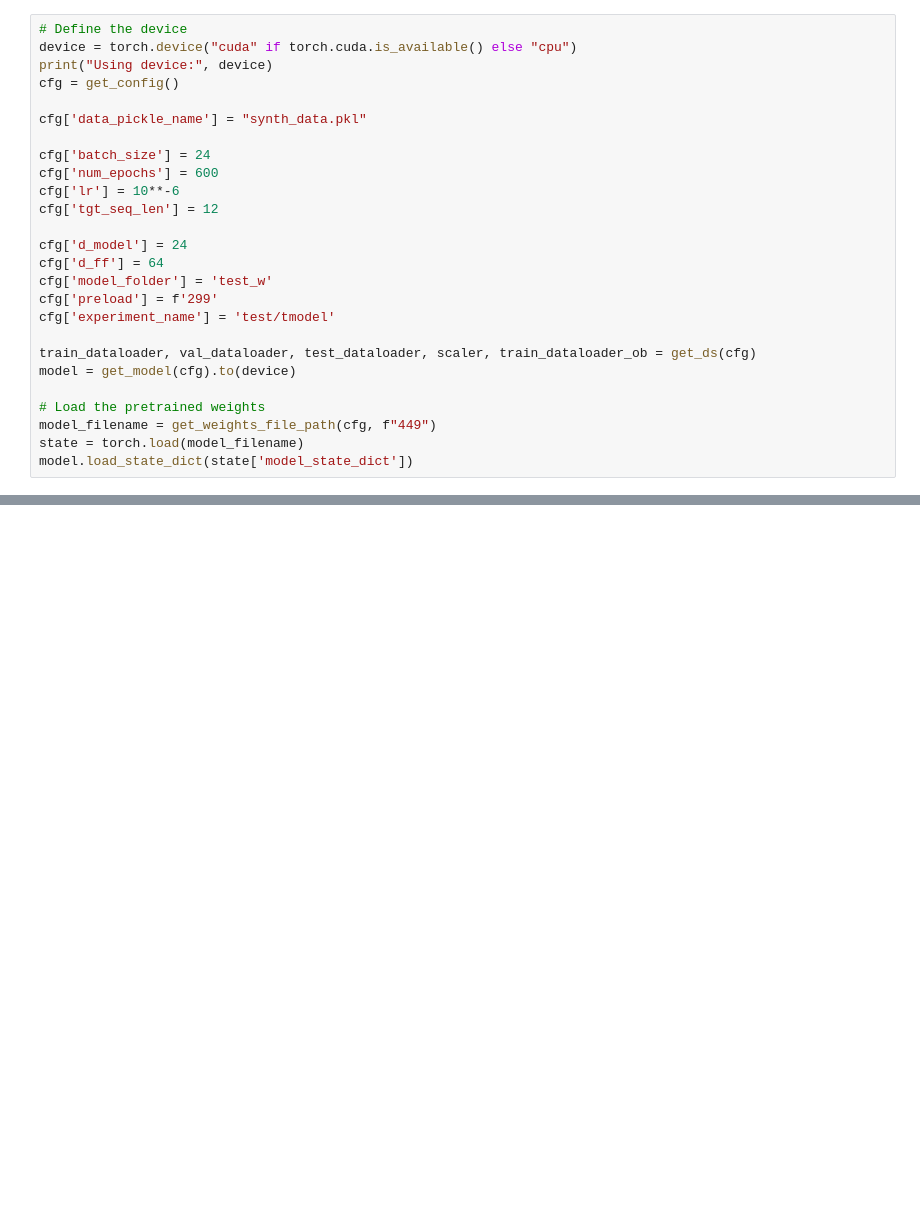
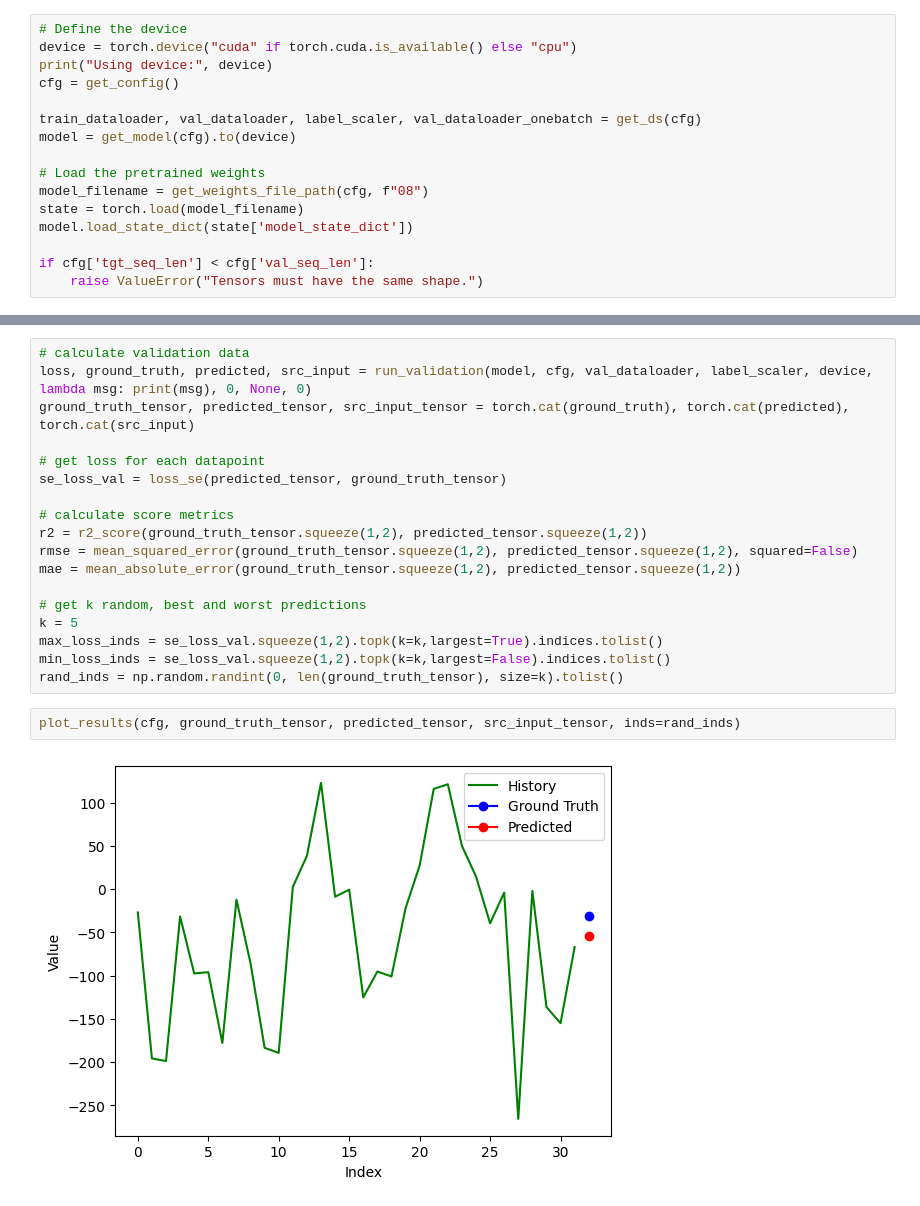
Before and after one commit to obhlivoj/System-Imbalance-Forecasting, a Jupyter notebook: models/transformer/Inference.ipynb, the cells around one changed output, grey strips where cells are left out. Drawn from its saved outputs; the diff is of its cells as text; blank space fills up the shorter version.

```diff
--- a/models/transformer/Inference.ipynb
+++ b/models/transformer/Inference.ipynb
@@ -12,25 +56,15 @@ device = torch.device("cuda" if torch.cuda.is_available() else "cpu")
 print("Using device:", device)
 cfg = get_config()
 
-cfg['data_pickle_name'] = "synth_data.pkl"
-
-cfg['batch_size'] = 24
-cfg['num_epochs'] = 600
-cfg['lr'] = 10**-6
-cfg['tgt_seq_len'] = 12
-
-cfg['d_model'] = 24
-cfg['d_ff'] = 64
-cfg['model_folder'] = 'test_w'
-cfg['preload'] = f'299'
-cfg['experiment_name'] = 'test/tmodel'
-
-train_dataloader, val_dataloader, test_dataloader, scaler, train_dataloader_ob = get_ds(cfg)
+train_dataloader, val_dataloader, label_scaler, val_dataloader_onebatch = get_ds(cfg)
 model = get_model(cfg).to(device)
 
 # Load the pretrained weights
-model_filename = get_weights_file_path(cfg, f"449")
+model_filename = get_weights_file_path(cfg, f"08")
 state = torch.load(model_filename)
 model.load_state_dict(state['model_state_dict'])
+
+if cfg['tgt_seq_len'] < cfg['val_seq_len']:
+    raise ValueError("Tensors must have the same shape.")
 # %% [output]
 Using device: cpu
@@ -82,0 +71,22 @@ for gt_tensor, pred_tensor, src in zip(ground_truth, predicted, src_input):
+# %%
+# calculate validation data
+loss, ground_truth, predicted, src_input = run_validation(model, cfg, val_dataloader, label_scaler, device, lambda msg: print(msg), 0, None, 0)
+ground_truth_tensor, predicted_tensor, src_input_tensor = torch.cat(ground_truth), torch.cat(predicted), torch.cat(src_input)
+
+# get loss for each datapoint
+se_loss_val = loss_se(predicted_tensor, ground_truth_tensor)
+
+# calculate score metrics
+r2 = r2_score(ground_truth_tensor.squeeze(1,2), predicted_tensor.squeeze(1,2))
+rmse = mean_squared_error(ground_truth_tensor.squeeze(1,2), predicted_tensor.squeeze(1,2), squared=False)
+mae = mean_absolute_error(ground_truth_tensor.squeeze(1,2), predicted_tensor.squeeze(1,2))
+
+# get k random, best and worst predictions
+k = 5
+max_loss_inds = se_loss_val.squeeze(1,2).topk(k=k,largest=True).indices.tolist()
+min_loss_inds = se_loss_val.squeeze(1,2).topk(k=k,largest=False).indices.tolist()
+rand_inds = np.random.randint(0, len(ground_truth_tensor), size=k).tolist()
+# %%
+plot_results(cfg, ground_truth_tensor, predicted_tensor, src_input_tensor, inds=rand_inds)
+# %% [output]
+[figure, added]
```
Also changed, not shown: parts of 8 cells of this notebook, 1 other file.
